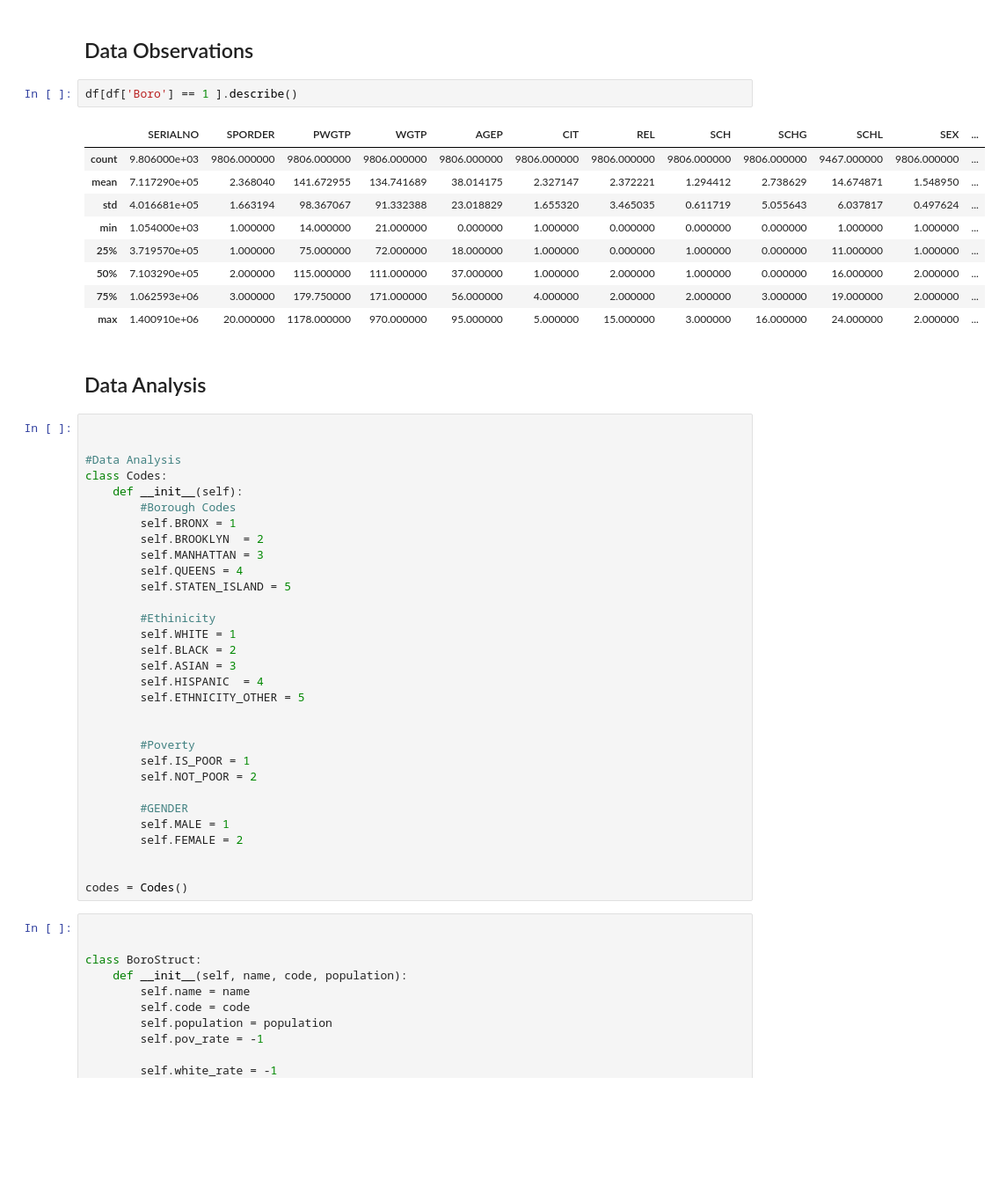
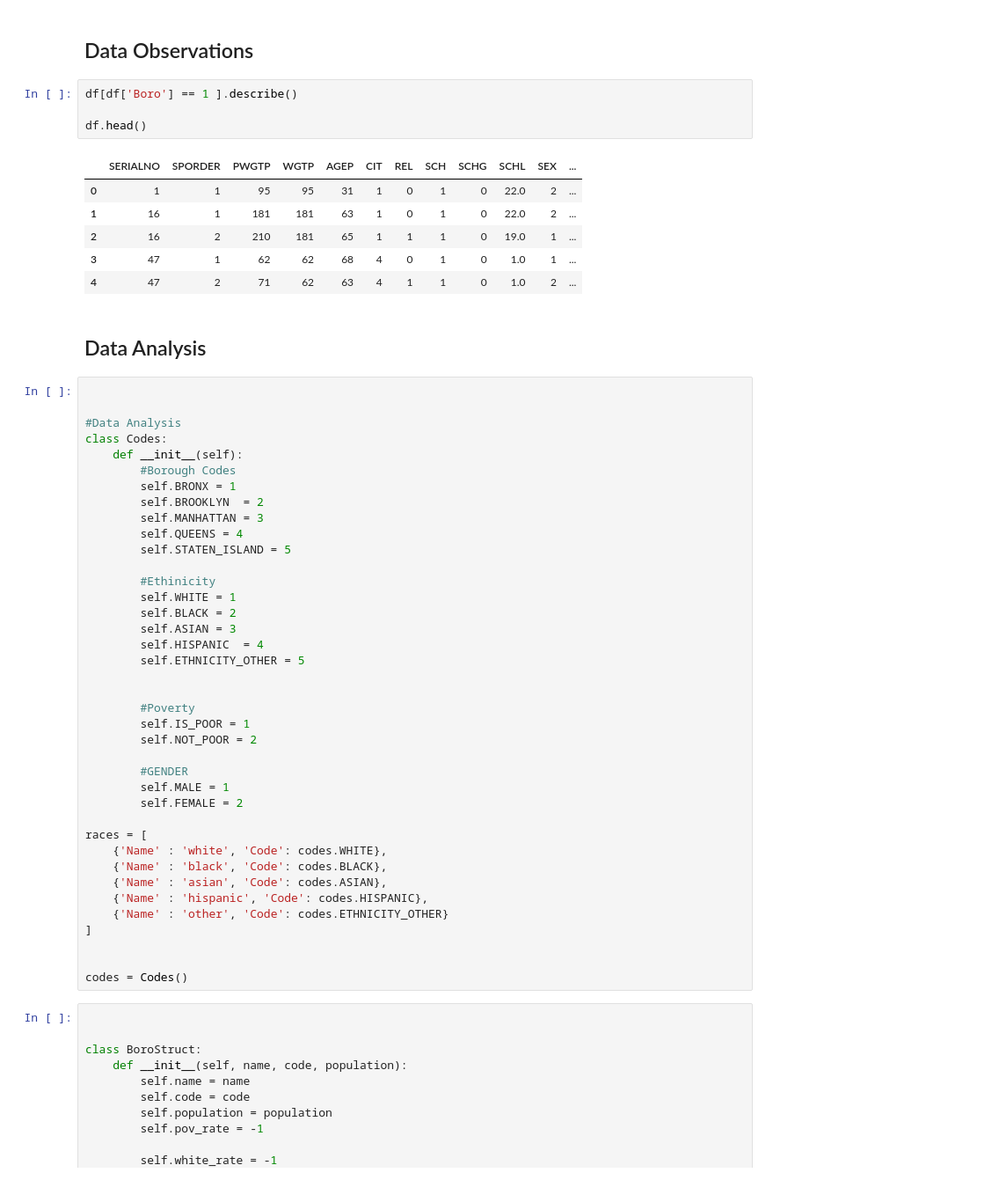
Before and after one commit to Chris0016/ArcGIS-NYC-Mapping, a Jupyter notebook: poverty_race_analysis.ipynb, the cells around one changed output. Shown at 88% size. Cells and saved outputs as stored; diff of their text form; blank space fills up the shorter version.

```diff
--- a/poverty_race_analysis.ipynb
+++ b/poverty_race_analysis.ipynb
@@ -13,16 +13,15 @@ df = pd.read_csv('data/NYCgov Poverty Measure Data/NYCgov_Poverty_Measure_Data__
 ## Data Observations
 # %%
 df[df['Boro'] == 1 ].describe()
+
+df.head()
 # %% [output]
 |  | SERIALNO | SPORDER | PWGTP | WGTP | AGEP | CIT | REL | SCH | SCHG | SCHL | SEX | ... |
-| count | 9.806000e+03 | 9806.000000 | 9806.000000 | 9806.000000 | 9806.000000 | 9806.000000 | 9806.000000 | 9806.000000 | 9806.000000 | 9467.000000 | 9806.000000 | ... |
-| mean | 7.117290e+05 | 2.368040 | 141.672955 | 134.741689 | 38.014175 | 2.327147 | 2.372221 | 1.294412 | 2.738629 | 14.674871 | 1.548950 | ... |
-| std | 4.016681e+05 | 1.663194 | 98.367067 | 91.332388 | 23.018829 | 1.655320 | 3.465035 | 0.611719 | 5.055643 | 6.037817 | 0.497624 | ... |
-| min | 1.054000e+03 | 1.000000 | 14.000000 | 21.000000 | 0.000000 | 1.000000 | 0.000000 | 0.000000 | 0.000000 | 1.000000 | 1.000000 | ... |
-| 25% | 3.719570e+05 | 1.000000 | 75.000000 | 72.000000 | 18.000000 | 1.000000 | 0.000000 | 1.000000 | 0.000000 | 11.000000 | 1.000000 | ... |
-| 50% | 7.103290e+05 | 2.000000 | 115.000000 | 111.000000 | 37.000000 | 1.000000 | 2.000000 | 1.000000 | 0.000000 | 16.000000 | 2.000000 | ... |
-| 75% | 1.062593e+06 | 3.000000 | 179.750000 | 171.000000 | 56.000000 | 4.000000 | 2.000000 | 2.000000 | 3.000000 | 19.000000 | 2.000000 | ... |
-| max | 1.400910e+06 | 20.000000 | 1178.000000 | 970.000000 | 95.000000 | 5.000000 | 15.000000 | 3.000000 | 16.000000 | 24.000000 | 2.000000 | ... |
+| 0 | 1 | 1 | 95 | 95 | 31 | 1 | 0 | 1 | 0 | 22.0 | 2 | ... |
+| 1 | 16 | 1 | 181 | 181 | 63 | 1 | 0 | 1 | 0 | 22.0 | 2 | ... |
+| 2 | 16 | 2 | 210 | 181 | 65 | 1 | 1 | 1 | 0 | 19.0 | 1 | ... |
+| 3 | 47 | 1 | 62 | 62 | 68 | 4 | 0 | 1 | 0 | 1.0 | 1 | ... |
+| 4 | 47 | 2 | 71 | 62 | 63 | 4 | 1 | 1 | 0 | 1.0 | 2 | ... |
 # %% [markdown]
 ## Data Analysis
 # %%
@@ -54,6 +53,14 @@ class Codes:
         self.MALE = 1
         self.FEMALE = 2
 
+races = [
+    {'Name' : 'white', 'Code': codes.WHITE},
+    {'Name' : 'black', 'Code': codes.BLACK},
+    {'Name' : 'asian', 'Code': codes.ASIAN},
+    {'Name' : 'hispanic', 'Code': codes.HISPANIC},
+    {'Name' : 'other', 'Code': codes.ETHNICITY_OTHER}
+]
+
 
 codes = Codes()
 # %%
```
Also changed, not shown: parts of 8 cells of this notebook, 1 other file.
